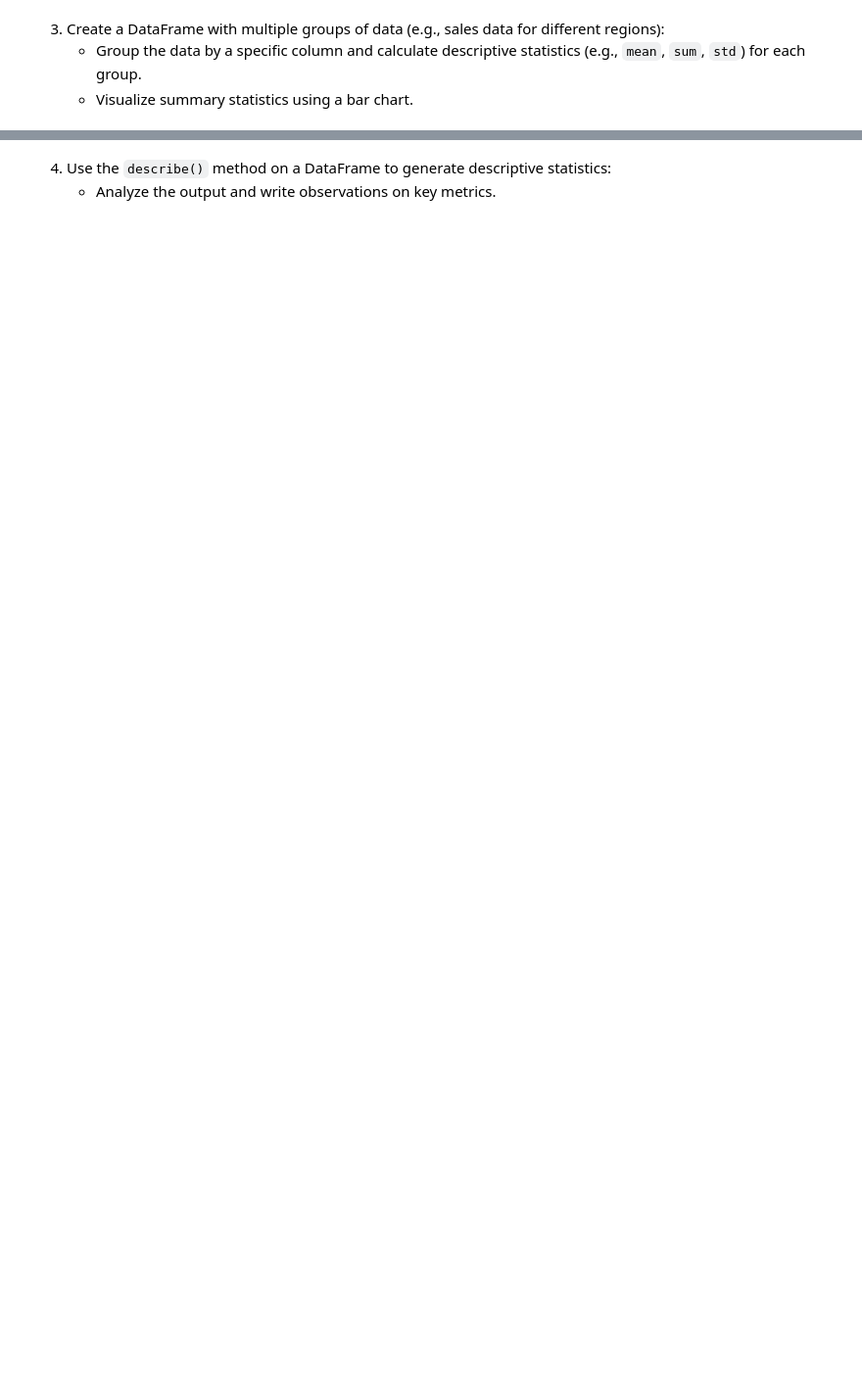
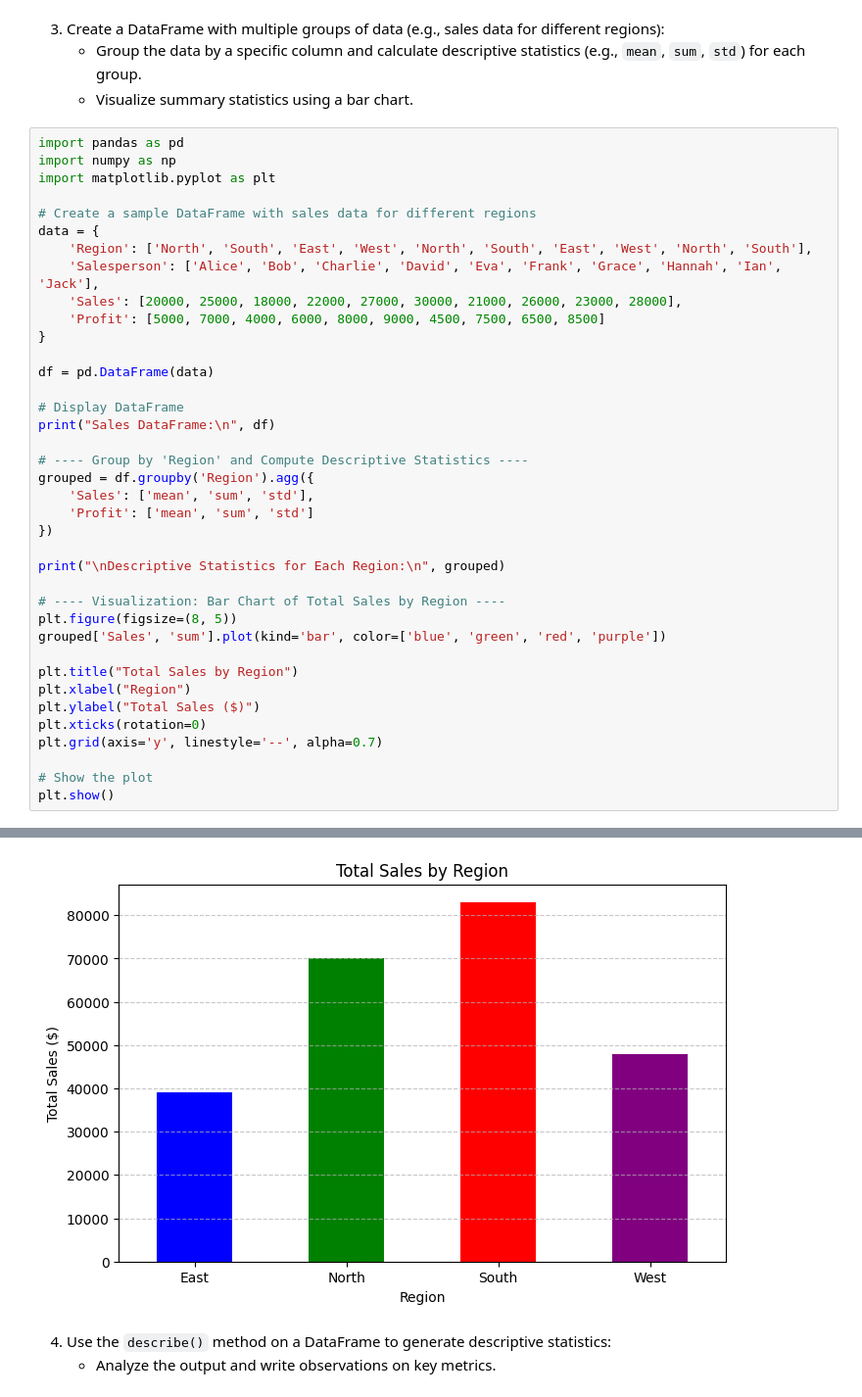
Before and after one commit to Mit-Gitprofile/PANDAS, a Jupyter notebook: Days_Labwork/Pandas_Lab_Work_7_2___Python_Data_Analysis.ipynb, the cells around one changed output, grey strips where cells are left out. Shown at 98% size. Drawn from its saved outputs; the diff is of its cells as text; blank space fills up the shorter version.

```diff
--- a/Days_Labwork/Pandas_Lab_Work_7_2___Python_Data_Analysis.ipynb
+++ b/Days_Labwork/Pandas_Lab_Work_7_2___Python_Data_Analysis.ipynb
@@ -127,3 +433,42 @@ print(conc.to_string())
 3. Create a DataFrame with multiple groups of data (e.g., sales data for different regions):
    - Group the data by a specific column and calculate descriptive statistics (e.g., `mean`, `sum`, `std`) for each group.
    - Visualize summary statistics using a bar chart.
+# %%
+import pandas as pd
+import numpy as np
+import matplotlib.pyplot as plt
+
+# Create a sample DataFrame with sales data for different regions
+data = {
+    'Region': ['North', 'South', 'East', 'West', 'North', 'South', 'East', 'West', 'North', 'South'],
+    'Salesperson': ['Alice', 'Bob', 'Charlie', 'David', 'Eva', 'Frank', 'Grace', 'Hannah', 'Ian', 'Jack'],
+    'Sales': [20000, 25000, 18000, 22000, 27000, 30000, 21000, 26000, 23000, 28000],
+    'Profit': [5000, 7000, 4000, 6000, 8000, 9000, 4500, 7500, 6500, 8500]
+}
+
+df = pd.DataFrame(data)
+
+# Display DataFrame
+print("Sales DataFrame:\n", df)
+
+# ---- Group by 'Region' and Compute Descriptive Statistics ----
+grouped = df.groupby('Region').agg({
+    'Sales': ['mean', 'sum', 'std'],
+    'Profit': ['mean', 'sum', 'std']
+})
+
+print("\nDescriptive Statistics for Each Region:\n", grouped)
+
+# ---- Visualization: Bar Chart of Total Sales by Region ----
+plt.figure(figsize=(8, 5))
+grouped['Sales', 'sum'].plot(kind='bar', color=['blue', 'green', 'red', 'purple'])
+
+plt.title("Total Sales by Region")
+plt.xlabel("Region")
+plt.ylabel("Total Sales ($)")
+plt.xticks(rotation=0)
+plt.grid(axis='y', linestyle='--', alpha=0.7)
+
+# Show the plot
+plt.show()
+# %% [output]
@@ -130,3 +492,4 @@ print(conc.to_string())
+[figure, added]
 # %% [markdown]
 4. Use the `describe()` method on a DataFrame to generate descriptive statistics:
    - Analyze the output and write observations on key metrics.
```
Also changed, not shown: parts of 14 cells of this notebook, 4 other files.
